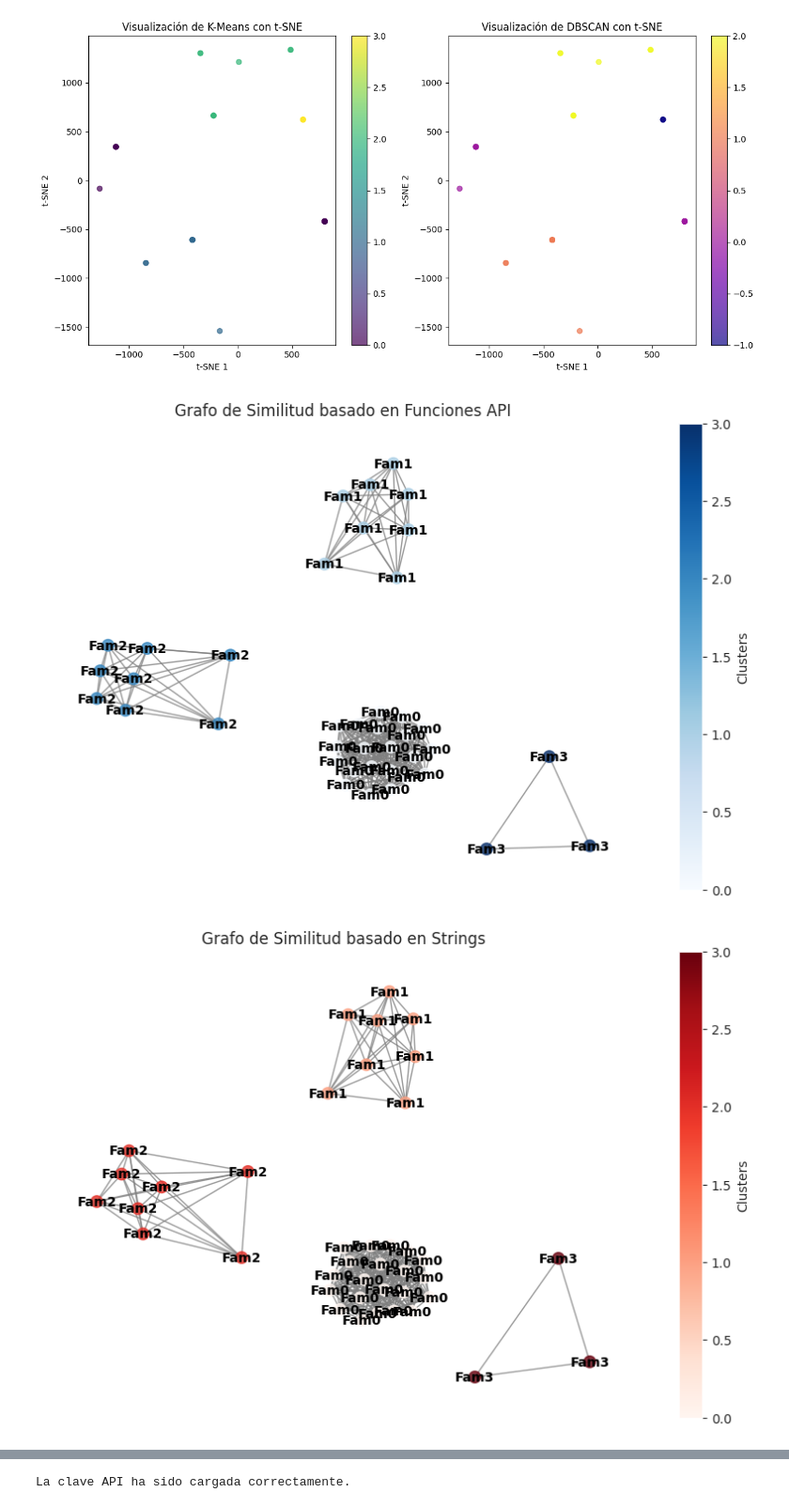
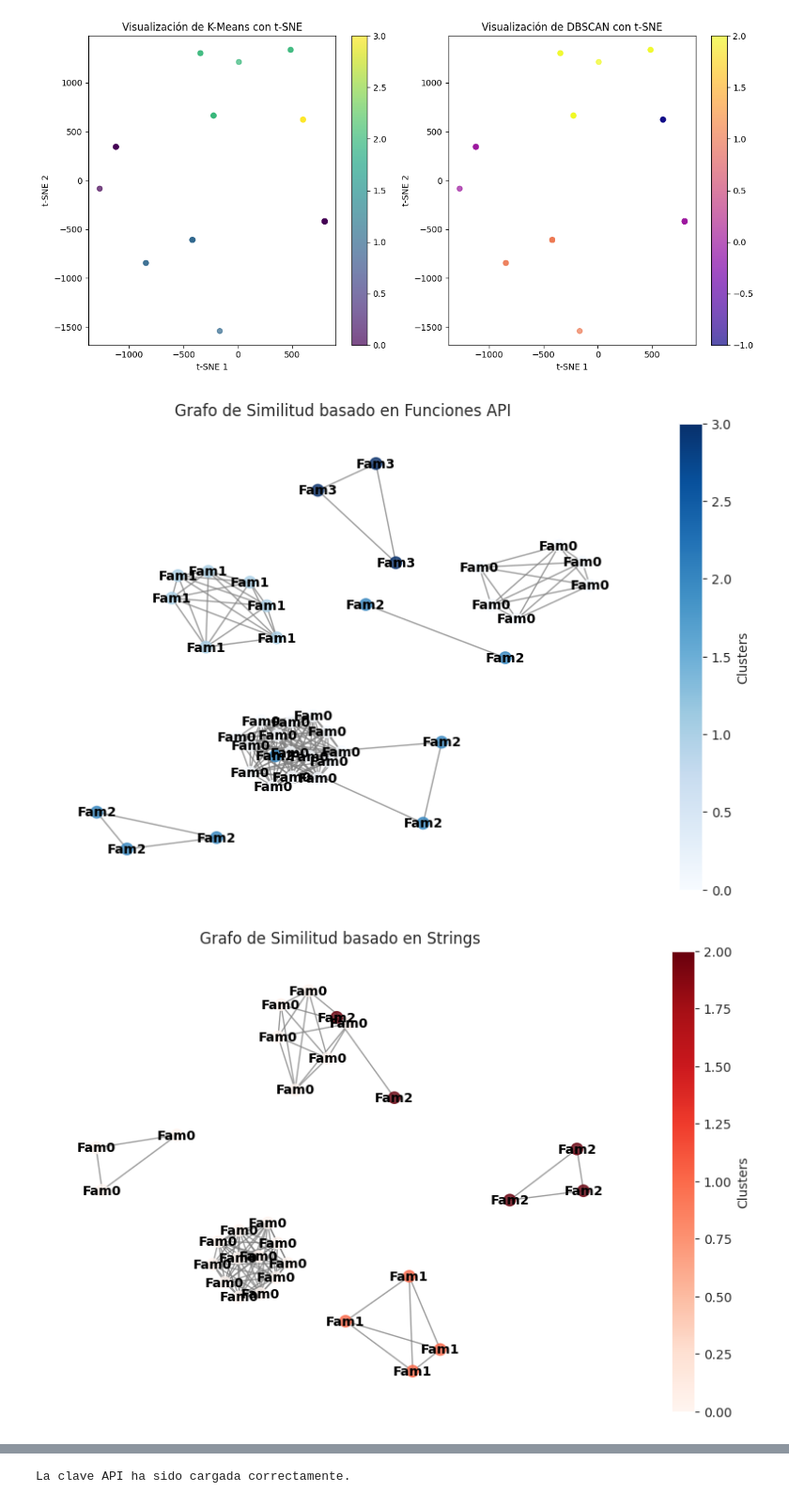
Before and after one commit to Overlord-slayer/Security_DS, a Jupyter notebook: lab4/lab41.ipynb, the cells around one changed output, grey strips where cells are left out. Shown at 94% size. Saved outputs shown, nothing was run; the diff lists cells and outputs as text; code cells hidden in the pictures.

```diff
--- a/lab4/lab41.ipynb
+++ b/lab4/lab41.ipynb
@@ -347,14 +347,14 @@ for i in range(len(df)):
 G_functions = nx.Graph()
 for i in range(len(df)):
     for j in range(i+1, len(df)):
-        if functions_jaccard[i, j] > 0.3:  # Umbral de similitud
+        if functions_jaccard[i, j] > 0.9:  # Umbral de similitud
             G_functions.add_edge(df.loc[i, "Hash"], df.loc[j, "Hash"], weight=functions_jaccard[i, j])
 
 # Grafo de similitud basado en Strings
 G_strings = nx.Graph()
 for i in range(len(df)):
     for j in range(i+1, len(df)):
-        if strings_jaccard[i, j] > 0.3:  # Umbral de similitud
+        if strings_jaccard[i, j] > 0.9:  # Umbral de similitud
             G_strings.add_edge(df.loc[i, "Hash"], df.loc[j, "Hash"], weight=strings_jaccard[i, j])
 
 # Función de dibujo del grafo con diferenciación de funciones API y strings
@@ -376,37 +376,37 @@ def draw_graph(graph, title, df, clusters, filename, graph_type):
     # Dibujar el grafo
     nx.draw(graph, pos, with_labels=False, node_size=80, node_color=node_colors, cmap=node_color_map, alpha=0.8, edge_color='gray')
 
     # Etiquetas de los nodos con las familias
     labels = {node: f"Fam{clusters[df[df['Hash'] == node].index[0]]}" for node in graph.nodes}
     nx.draw_networkx_labels(graph, pos, labels, font_size=10, font_color="black", font_weight="bold", verticalalignment="center")
 
     # Colorbar
     norm = mcolors.Normalize(vmin=min(node_colors), vmax=max(node_colors))
     sm = cm.ScalarMappable(cmap=node_color_map, norm=norm)
     sm.set_array([])
     plt.colorbar(sm, ax=plt.gca(), label="Clusters")
 
     # Título y leyenda
     plt.title(title)
 
     # Guardar el gráfico como archivo .png
     plt.savefig(filename, format='PNG', bbox_inches='tight')
     plt.close()  # Cerrar la figura
 
     # Mostrar el gráfico
     plt.figure(figsize=(8, 5))
     nx.draw(graph, pos, with_labels=False, node_size=80, node_color=node_colors, cmap=node_color_map, alpha=0.8, edge_color='gray')
     nx.draw_networkx_labels(graph, pos, labels, font_size=10, font_color="black", font_weight="bold", verticalalignment="center")
     plt.colorbar(sm, ax=plt.gca(), label="Clusters")
     plt.title(title)
     plt.show()
 
 # Dibujar los grafos con diferencias visuales
-draw_graph(G_functions, "Grafo de Similitud basado en Funciones API", df, df["KMeans_Cluster"], "grafo_similitud_funciones_api.png", "functions")
-draw_graph(G_strings, "Grafo de Similitud basado en Strings", df, df["KMeans_Cluster"], "grafo_similitud_strings.png", "strings")
+draw_graph(G_functions, "Grafo de Similitud basado en Funciones API", df, df["KMeans_Cluster"], "grafo_similitud_funciones_api_9.png", "functions")
+draw_graph(G_strings, "Grafo de Similitud basado en Strings", df, df["KMeans_Cluster"], "grafo_similitud_strings_9.png", "strings")
 # %% [output]
-[figure, old version]
+[figure, new version]
-[figure, old version]
+[figure, new version]
 # %%
 import os
 import pefile
```
Also changed, not shown: 9 other files.
